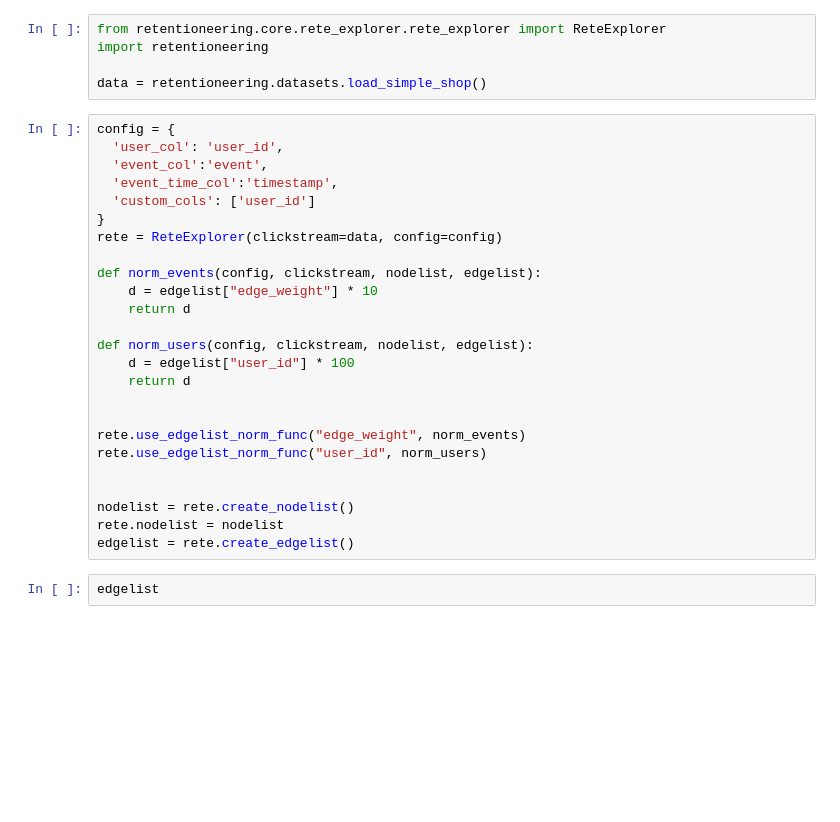
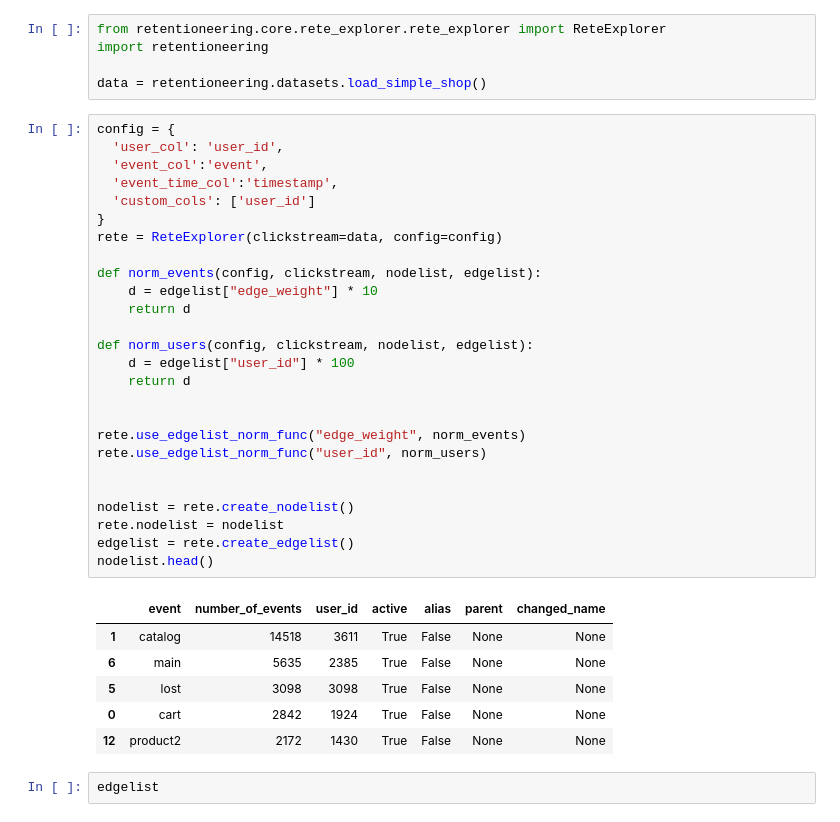
Before and after one commit to retentioneering/retentioneering-tools-2-archive, a Jupyter notebook: graph_recalc_example.ipynb, the cells around one changed output. Saved outputs shown, nothing was run; the diff lists cells and outputs as text; blank space fills up the shorter version.

```diff
--- a/graph_recalc_example.ipynb
+++ b/graph_recalc_example.ipynb
@@ -26,28 +26,36 @@ data = retentioneering.datasets.load_simple_shop()
 # %%
 config = {
   'user_col': 'user_id',
   'event_col':'event',
   'event_time_col':'timestamp',
   'custom_cols': ['user_id']
 }
 rete = ReteExplorer(clickstream=data, config=config)
 
 def norm_events(config, clickstream, nodelist, edgelist):
     d = edgelist["edge_weight"] * 10
     return d
 
 def norm_users(config, clickstream, nodelist, edgelist):
     d = edgelist["user_id"] * 100
     return d
 
 
 rete.use_edgelist_norm_func("edge_weight", norm_events)
 rete.use_edgelist_norm_func("user_id", norm_users)
 
 
 nodelist = rete.create_nodelist()
 rete.nodelist = nodelist
 edgelist = rete.create_edgelist()
+nodelist.head()
+# %% [output]
+|  | event | number_of_events | user_id | active | alias | parent | changed_name |
+| 1 | catalog | 14518 | 3611 | True | False | None | None |
+| 6 | main | 5635 | 2385 | True | False | None | None |
+| 5 | lost | 3098 | 3098 | True | False | None | None |
+| 0 | cart | 2842 | 1924 | True | False | None | None |
+| 12 | product2 | 2172 | 1430 | True | False | None | None |
 # %%
 edgelist
 # %% [output]
```
Also changed, not shown: parts of 8 cells of this notebook, 2 other files.
